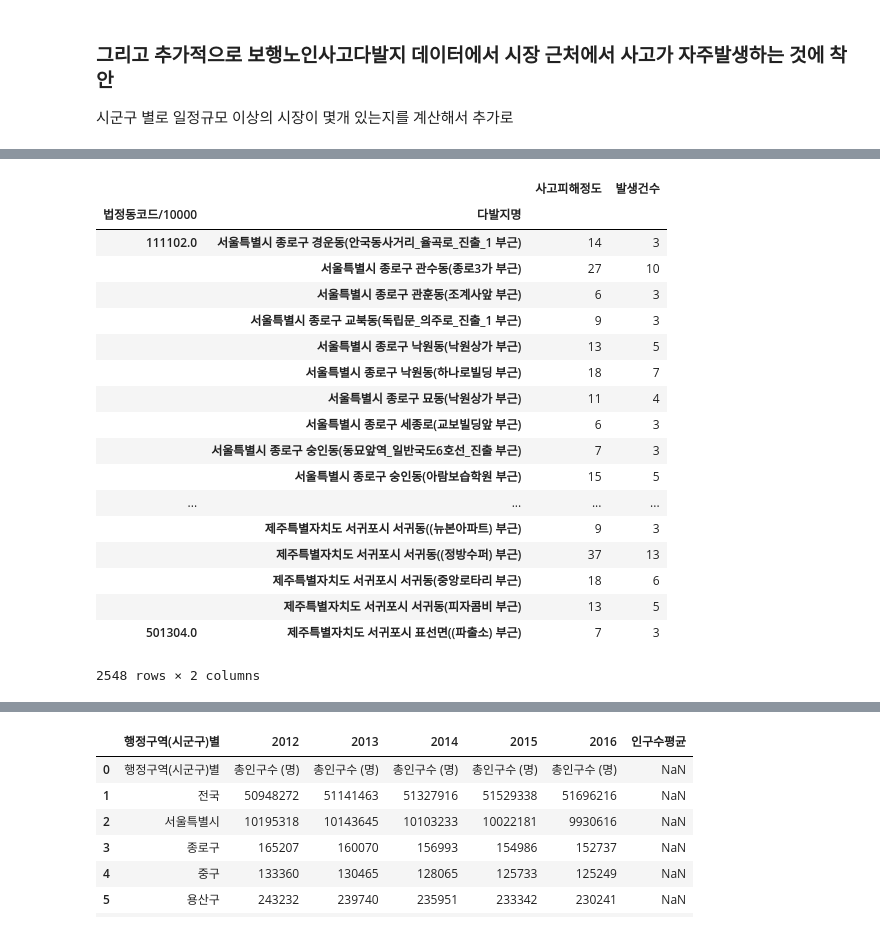
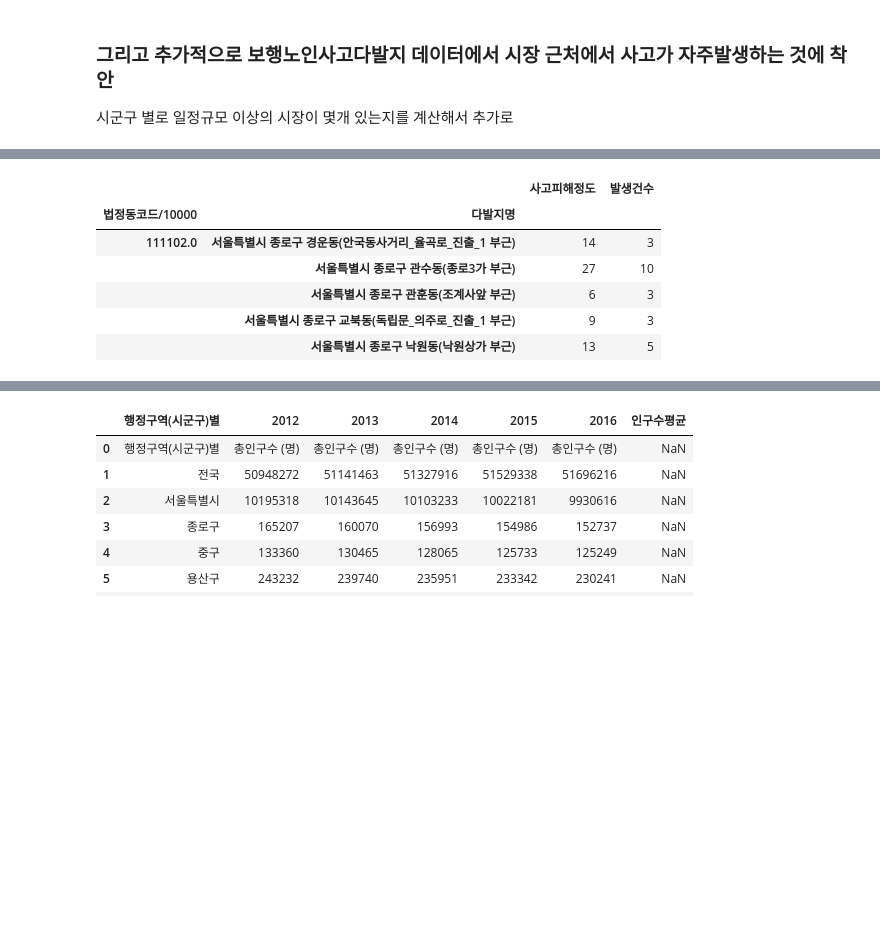
Before and after one commit to parksunwoo/dbs_zero2all, a Jupyter notebook: 9th_week/maps_modeling.ipynb, the cells around one changed output, grey strips where cells are left out. Drawn from its saved outputs; the diff is of its cells as text; code cells hidden in the pictures; blank space fills up the shorter version.

```diff
--- a/9th_week/maps_modeling.ipynb
+++ b/9th_week/maps_modeling.ipynb
@@ -358,27 +305,15 @@ train_jaywalk
 # %%
 train_oldwalk["법정동코드/10000"] = np.ceil(train_oldwalk.법정동코드/10000)
 train_oldwalk_sum = train_oldwalk.groupby(['법정동코드/10000', '다발지명']).agg({'사고피해정도': 'sum', '발생건수':'sum'})
-train_oldwalk_sum
+train_oldwalk_sum.head(5)
 # %% [output]
 |  |  | 사고피해정도 | 발생건수 |
 | 법정동코드/10000 | 다발지명 |  |  |
 | 111102.0 | 서울특별시 종로구 경운동(안국동사거리_율곡로_진출_1 부근) | 14 | 3 |
 |  | 서울특별시 종로구 관수동(종로3가 부근) | 27 | 10 |
 |  | 서울특별시 종로구 관훈동(조계사앞 부근) | 6 | 3 |
 |  | 서울특별시 종로구 교북동(독립문_의주로_진출_1 부근) | 9 | 3 |
 |  | 서울특별시 종로구 낙원동(낙원상가 부근) | 13 | 5 |
-|  | 서울특별시 종로구 낙원동(하나로빌딩 부근) | 18 | 7 |
-|  | 서울특별시 종로구 묘동(낙원상가 부근) | 11 | 4 |
-|  | 서울특별시 종로구 세종로(교보빌딩앞 부근) | 6 | 3 |
-|  | 서울특별시 종로구 숭인동(동묘앞역_일반국도6호선_진출 부근) | 7 | 3 |
-|  | 서울특별시 종로구 숭인동(아람보습학원 부근) | 15 | 5 |
-| ... | ... | ... | ... |
-|  | 제주특별자치도 서귀포시 서귀동((뉴본아파트) 부근) | 9 | 3 |
-|  | 제주특별자치도 서귀포시 서귀동((정방수퍼) 부근) | 37 | 13 |
-|  | 제주특별자치도 서귀포시 서귀동(중앙로타리 부근) | 18 | 6 |
-|  | 제주특별자치도 서귀포시 서귀동(피자콤비 부근) | 13 | 5 |
-| 501304.0 | 제주특별자치도 서귀포시 표선면((파출소) 부근) | 7 | 3 |
-2548 rows × 2 columns
 # %%
 train_childwalk["법정동코드/10000"] = np.ceil(train_childwalk.법정동코드/10000)
 train_childwalk_sum = train_childwalk.groupby(['법정동코드/10000', '다발지그룹식별자']).agg({'사고피해정도': 'sum', '발생건수':'sum'})
```
Also changed, not shown: parts of 10 cells of this notebook.
